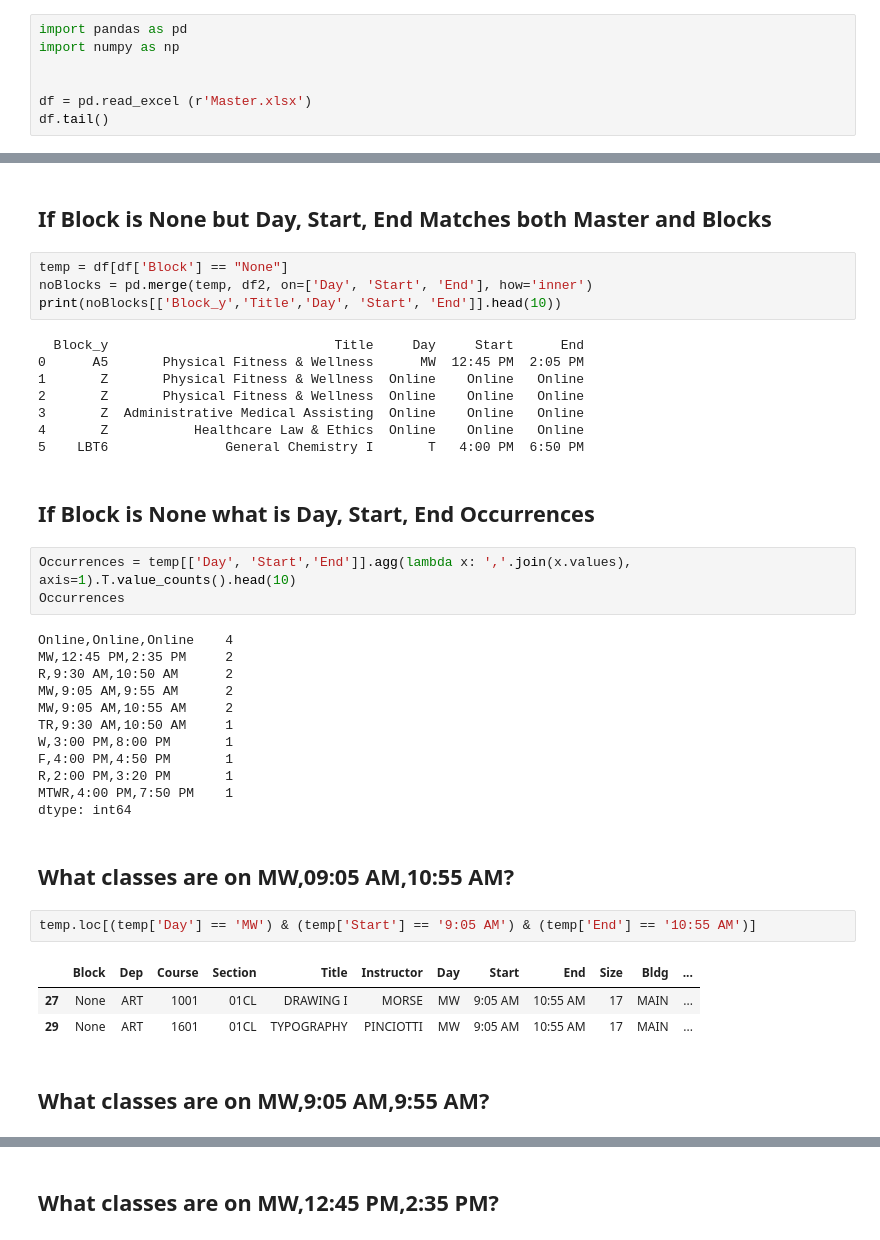
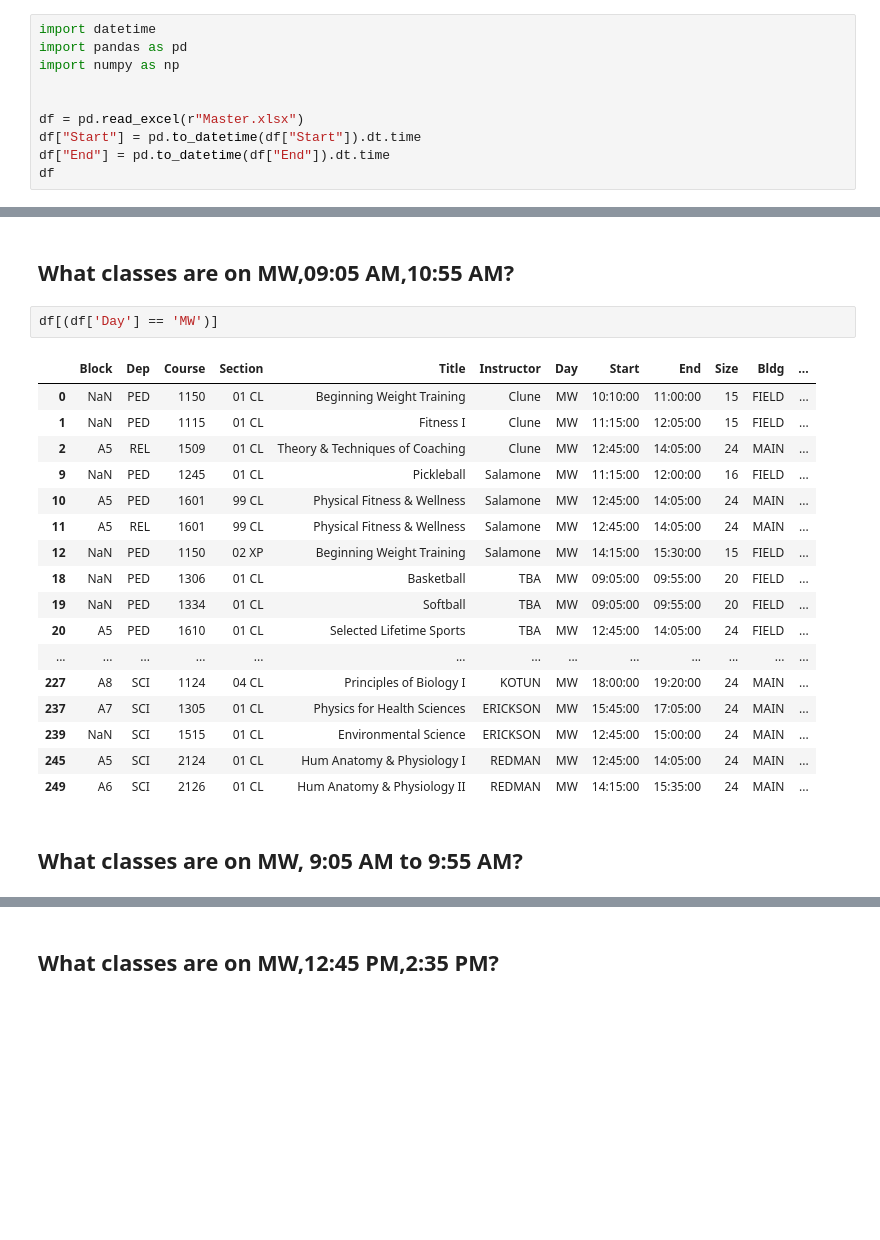
Before and after one commit to kennykadilov/schedulingApp, a Jupyter notebook: Untitled.ipynb, the cells around one changed output, grey strips where cells are left out. Saved outputs shown, nothing was run; the diff lists cells and outputs as text; blank space fills up the shorter version.

```diff
--- a/Untitled.ipynb
+++ b/Untitled.ipynb
@@ -1,9 +1,12 @@
 # %%
+import datetime
 import pandas as pd
 import numpy as np
 
 
-df = pd.read_excel (r'Master.xlsx')
-df.tail()
+df = pd.read_excel(r"Master.xlsx")
+df["Start"] = pd.to_datetime(df["Start"]).dt.time
+df["End"] = pd.to_datetime(df["End"]).dt.time
+df
 # %% [output]
 |  | Block | Dep | Course | Section | Title | Instructor | Day | Start | End | Size | Bldg | ... |
@@ -63,42 +25,25 @@ df2
-# %% [markdown]
-## If Block is None but Day, Start, End Matches both Master and Blocks
-# %%
-temp = df[df['Block'] == "None"]
-noBlocks = pd.merge(temp, df2, on=['Day', 'Start', 'End'], how='inner')
-print(noBlocks[['Block_y','Title','Day', 'Start', 'End']].head(10))
-# %% [output]
-  Block_y                             Title     Day     Start      End
-0      A5       Physical Fitness & Wellness      MW  12:45 PM  2:05 PM
-1       Z       Physical Fitness & Wellness  Online    Online   Online
-2       Z       Physical Fitness & Wellness  Online    Online   Online
-3       Z  Administrative Medical Assisting  Online    Online   Online
-4       Z           Healthcare Law & Ethics  Online    Online   Online
-5    LBT6               General Chemistry I       T   4:00 PM  6:50 PM
-# %% [markdown]
-## If Block is None what is Day, Start, End Occurrences
-# %%
-Occurrences = temp[['Day', 'Start','End']].agg(lambda x: ','.join(x.values), axis=1).T.value_counts().head(10)
-Occurrences
-# %% [output]
-Online,Online,Online    4
-MW,12:45 PM,2:35 PM     2
-R,9:30 AM,10:50 AM      2
-MW,9:05 AM,9:55 AM      2
-MW,9:05 AM,10:55 AM     2
-TR,9:30 AM,10:50 AM     1
-W,3:00 PM,8:00 PM       1
-F,4:00 PM,4:50 PM       1
-R,2:00 PM,3:20 PM       1
-MTWR,4:00 PM,7:50 PM    1
-dtype: int64
 # %% [markdown]
 ## What classes are on MW,09:05 AM,10:55 AM?
 # %%
-temp.loc[(temp['Day'] == 'MW') & (temp['Start'] == '9:05 AM') & (temp['End'] == '10:55 AM')]
+df[(df['Day'] == 'MW')]
 # %% [output]
 |  | Block | Dep | Course | Section | Title | Instructor | Day | Start | End | Size | Bldg | ... |
-| 27 | None | ART | 1001 | 01CL | DRAWING I | MORSE | MW | 9:05 AM | 10:55 AM | 17 | MAIN | ... |
-| 29 | None | ART | 1601 | 01CL | TYPOGRAPHY | PINCIOTTI | MW | 9:05 AM | 10:55 AM | 17 | MAIN | ... |
+| 0 | NaN | PED | 1150 | 01 CL | Beginning Weight Training | Clune | MW | 10:10:00 | 11:00:00 | 15 | FIELD | ... |
+| 1 | NaN | PED | 1115 | 01 CL | Fitness I | Clune | MW | 11:15:00 | 12:05:00 | 15 | FIELD | ... |
+| 2 | A5 | REL | 1509 | 01 CL | Theory & Techniques of Coaching | Clune | MW | 12:45:00 | 14:05:00 | 24 | MAIN | ... |
+| 9 | NaN | PED | 1245 | 01 CL | Pickleball | Salamone | MW | 11:15:00 | 12:00:00 | 16 | FIELD | ... |
+| 10 | A5 | PED | 1601 | 99 CL | Physical Fitness & Wellness | Salamone | MW | 12:45:00 | 14:05:00 | 24 | MAIN | ... |
+| 11 | A5 | REL | 1601 | 99 CL | Physical Fitness & Wellness | Salamone | MW | 12:45:00 | 14:05:00 | 24 | MAIN | ... |
+| 12 | NaN | PED | 1150 | 02 XP | Beginning Weight Training | Salamone | MW | 14:15:00 | 15:30:00 | 15 | FIELD | ... |
+| 18 | NaN | PED | 1306 | 01 CL | Basketball | TBA | MW | 09:05:00 | 09:55:00 | 20 | FIELD | ... |
+| 19 | NaN | PED | 1334 | 01 CL | Softball | TBA | MW | 09:05:00 | 09:55:00 | 20 | FIELD | ... |
+| 20 | A5 | PED | 1610 | 01 CL | Selected Lifetime Sports | TBA | MW | 12:45:00 | 14:05:00 | 24 | FIELD | ... |
+| ... | ... | ... | ... | ... | ... | ... | ... | ... | ... | ... | ... | ... |
+| 227 | A8 | SCI | 1124 | 04 CL | Principles of Biology I | KOTUN | MW | 18:00:00 | 19:20:00 | 24 | MAIN | ... |
+| 237 | A7 | SCI | 1305 | 01 CL | Physics for Health Sciences | ERICKSON | MW | 15:45:00 | 17:05:00 | 24 | MAIN | ... |
+| 239 | NaN | SCI | 1515 | 01 CL | Environmental Science | ERICKSON | MW | 12:45:00 | 15:00:00 | 24 | MAIN | ... |
+| 245 | A5 | SCI | 2124 | 01 CL | Hum Anatomy & Physiology I | REDMAN | MW | 12:45:00 | 14:05:00 | 24 | MAIN | ... |
+| 249 | A6 | SCI | 2126 | 01 CL | Hum Anatomy & Physiology II | REDMAN | MW | 14:15:00 | 15:35:00 | 24 | MAIN | ... |
 # %% [markdown]
-## What classes are on MW,9:05 AM,9:55 AM?
+## What classes are on MW, 9:05 AM to 9:55 AM?
 # %%
```
Also changed, not shown: parts of 18 cells of this notebook, 11 other files.
